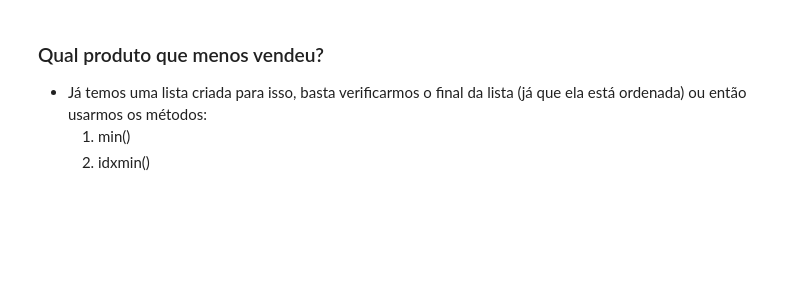
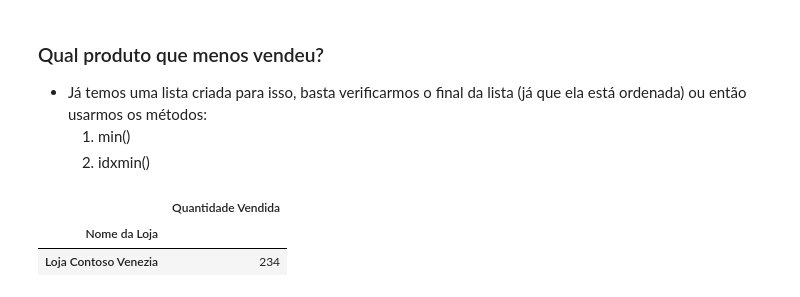
Before and after one commit to Vanessamachado93/Python-Impressionador-Hashtag, a Jupyter notebook: 21% a 40% do curso/pandas_e_csv_02/Pandas 05.ipynb, the cells around one changed output. Saved outputs shown, nothing was run; the diff lists cells and outputs as text; code cells hidden in the pictures; blank space fills up the shorter version.

```diff
--- a/21% a 40% do curso/pandas_e_csv_02/Pandas 05.ipynb
+++ b/21% a 40% do curso/pandas_e_csv_02/Pandas 05.ipynb
@@ -91,3 +135,9 @@ Name: count, Length: 38907, dtype: int64
 - Já temos uma lista criada para isso, basta verificarmos o final da lista (já que ela está ordenada) ou então usarmos os métodos:
     1. min()
     2. idxmin()
+# %%
+vendas_lojas[-1:]
+# %% [output]
+|  | Quantidade Vendida |
+| Nome da Loja |  |
+| Loja Contoso Venezia | 234 |
```
Also changed, not shown: parts of 3 cells of this notebook, 1 other file.
